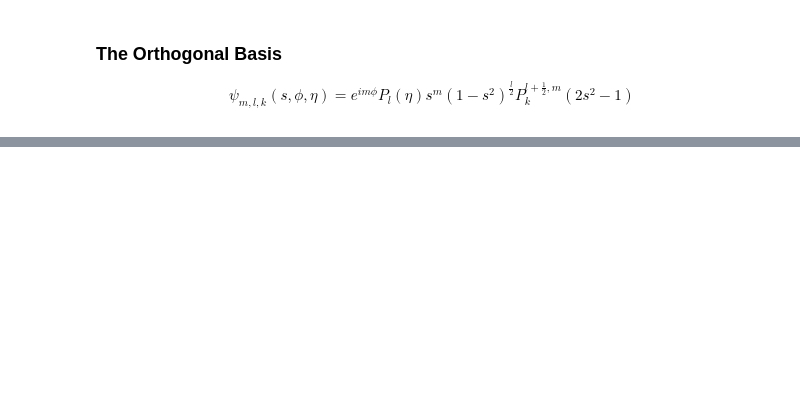
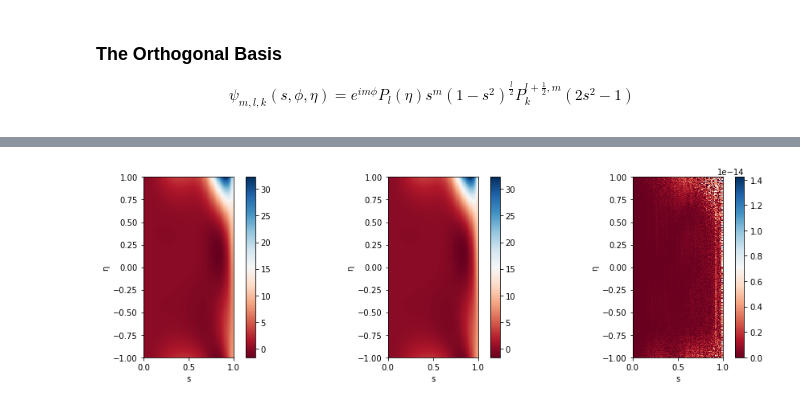
Before and after one commit to acellison/spherinder, a Jupyter notebook: notebooks/test_orthogonal_basis.ipynb, the cells around one changed output, grey strips where cells are left out. Drawn from its saved outputs; the diff is of its cells as text; code cells hidden in the pictures; blank space fills up the shorter version.

```diff
--- a/notebooks/test_orthogonal_basis.ipynb
+++ b/notebooks/test_orthogonal_basis.ipynb
@@ -141,0 +280,95 @@ B^{+} &: P^{(a, b)} \to P^{(a, b+1)} \\
+# %%
+def make_operator(zmat,smats):
+    Lout, Lin = np.shape(zmat)
+    Nout, Nin = 0, 0
+    for smat in smats:
+        if np.ndim(smat) < 2: continue
+        sh = np.shape(smat)
+        if Nout < sh[0]: Nout = sh[0]
+        if Nin  < sh[1]: Nin  = sh[1]
+    # Construct the operator matrix
+    op = sparse.lil_matrix((Lout*Nout,Lin*Nin))
+    rows, cols = zmat.nonzero()
+    for row, col in zip(rows, cols):
+        value = zmat[row,col]
+        if np.abs(value) < 1e-15:
+            continue
+        smat = smats[col]
+        op[Nout*row:Nout*(row+1),Nin*col:Nin*(col+1)] = value * smat
+    return op
+# %%
+# Spherical radial component e_r . u = 1/2**0.5 *(s u(-) + s u(+)) + eta * (1-s**2)**0.5 * w
+Lmax, Nmax, m = 4, 3, 2
+ns, neta = 100, 1001
+alpha = 1
+
+# Construct the hierarchy of bases.
+# The first index is ell (vertical polynomial degree),
+# the second index is k (radial polynomial degree)
+s, eta = np.linspace(0,1,ns), np.linspace(-1,1,neta)
+upbasis = [psi(Nmax,   m, ell, s, eta, sigma=+1, alpha=alpha) for ell in range(Lmax)]
+umbasis = [psi(Nmax,   m, ell, s, eta, sigma=-1, alpha=alpha) for ell in range(Lmax)]
+u0basis = [psi(Nmax,   m, ell, s, eta, sigma= 0, alpha=alpha) for ell in range(Lmax)]
+cobasis = [psi(Nmax+1, m, ell, s, eta, sigma= 0, alpha=alpha) for ell in range(Lmax+1)]
+
+# Construct the coefficients
+# cp = np.ones((Lmax,Nmax))
+# cm = np.ones((Lmax,Nmax))
+# c0 = np.ones((Lmax,Nmax))
+cp = np.random.rand(Lmax,Nmax)
+cm = np.random.rand(Lmax,Nmax)
+c0 = np.random.rand(Lmax,Nmax)
+
+# Expand the function
+up = expand(upbasis, cp)
+um = expand(umbasis, cm)
+u0 = expand(u0basis, c0)
+
+# Apply the operator in grid space
+ss, ee = s.reshape(1,ns), eta.reshape(neta,1)
+fgrid = np.sqrt(0.5) * ss * (up + um) + ee * np.sqrt(1-ss**2) * u0
+
+# Coeff space operator: s * u(-)
+zmat = sparse.eye(Lmax,Lmax,format='lil')
+smats = [B(+1)(Nmax,ell+alpha+1/2,m-1) for ell in range(Lmax)]
+Opm = 1/2 * make_operator(zmat,smats)
+
+# Coeff space operator: s * u(+)
+zmat = sparse.eye(Lmax,Lmax,format='lil')
+smats = [B(-1)(Nmax,ell+alpha+1/2,m+1) for ell in range(Lmax)]
+Opp = 1/2 * make_operator(zmat, smats)
+
+# Coeff space operator: z * w = eta * (1-s**2)*0.5 * w
+opz = Z(Lmax,alpha,alpha).todense()
+
+zmat = np.diag(np.diag(opz,-1),-1)[:,:Lmax]
+smats = [A(+1)(Nmax+1,ell-1+alpha+1/2,m)[:,:Nmax] for ell in range(1,Lmax+1)] + [0]
+Opz1 = make_operator(zmat, smats)
+
+zmat = np.concatenate((np.diag(np.diag(opz,+1),+1),np.zeros((1,Lmax))),axis=0)
+smats = [0] + [A(-1)(Nmax,ell+1+alpha+1/2,m)[:,:Nmax] for ell in range(Lmax-1)]
+Opz2 = make_operator(zmat, smats)
+
+Opz = 1/np.sqrt(2) * (Opz1 + Opz2)
+
+# Apply the operators
+dm = (Opm @ cm.ravel()).reshape(Lmax,Nmax)
+dp = (Opp @ cp.ravel()).reshape(Lmax,Nmax+1)
+d0 = (Opz @ c0.ravel()).reshape(Lmax+1,Nmax+1)
+
+dp = np.concatenate([dp,np.zeros((1,Nmax+1))], axis=0)
+dm = np.block([[dm,np.zeros((Lmax,1))],[np.zeros((1,Nmax+1))]])
+d = dp + dm + d0
+fcoeff = expand(cobasis, d)
+
+# Compute error
+error = fgrid-fcoeff
+assert np.max(abs(error)) < 5e-14
+
+# Plot
+fig, ax = plt.subplots(1,3,figsize=(13,4))
+plotfield(s, eta, fgrid,  fig, ax[0], stretch=True)
+plotfield(s, eta, fcoeff, fig, ax[1], stretch=True)
+plotfield(s, eta, np.abs(error),  fig, ax[2], stretch=True)
+# %% [output]
+[figure, added]
```
Also changed, not shown: parts of 21 cells of this notebook, 6 other files.
